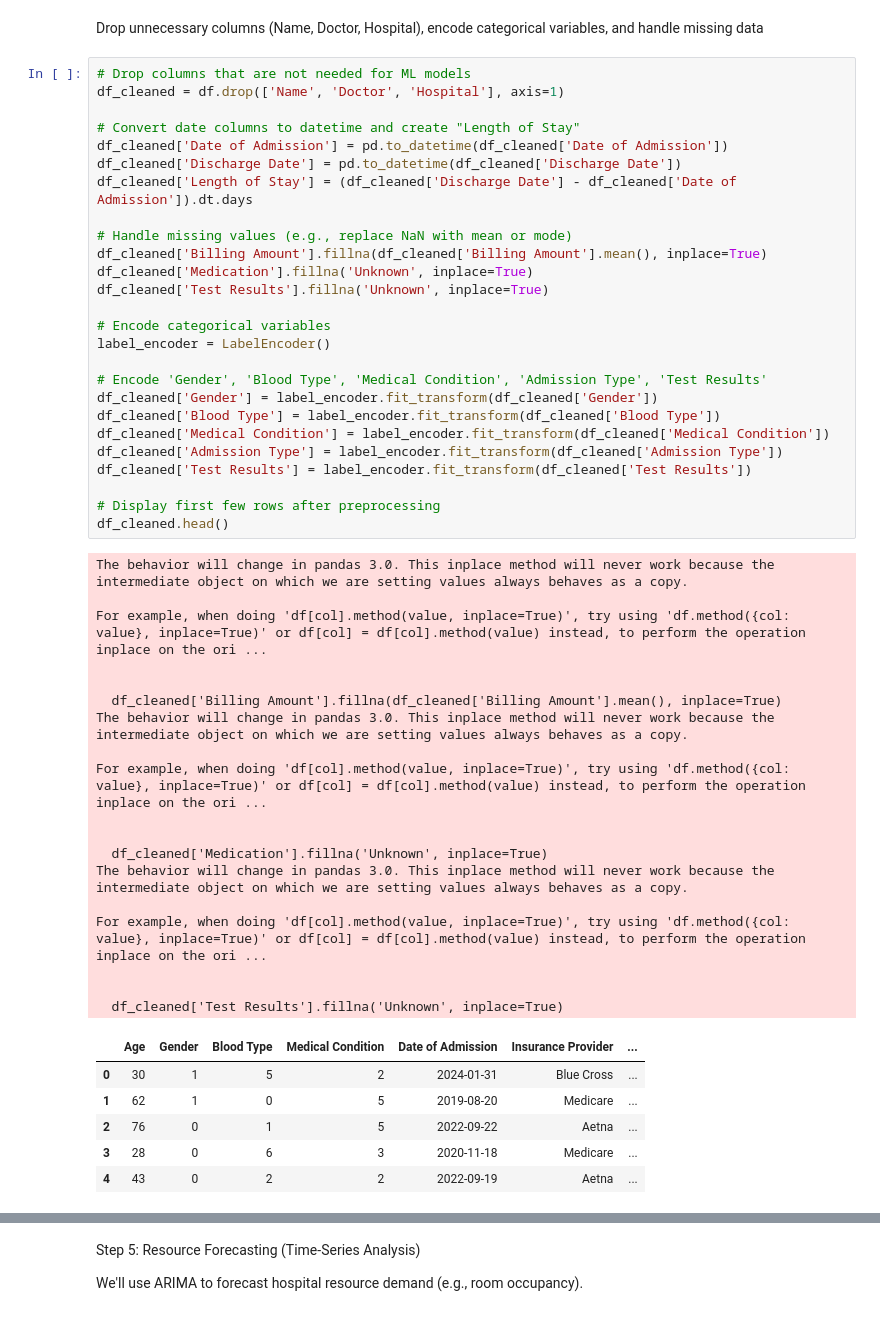
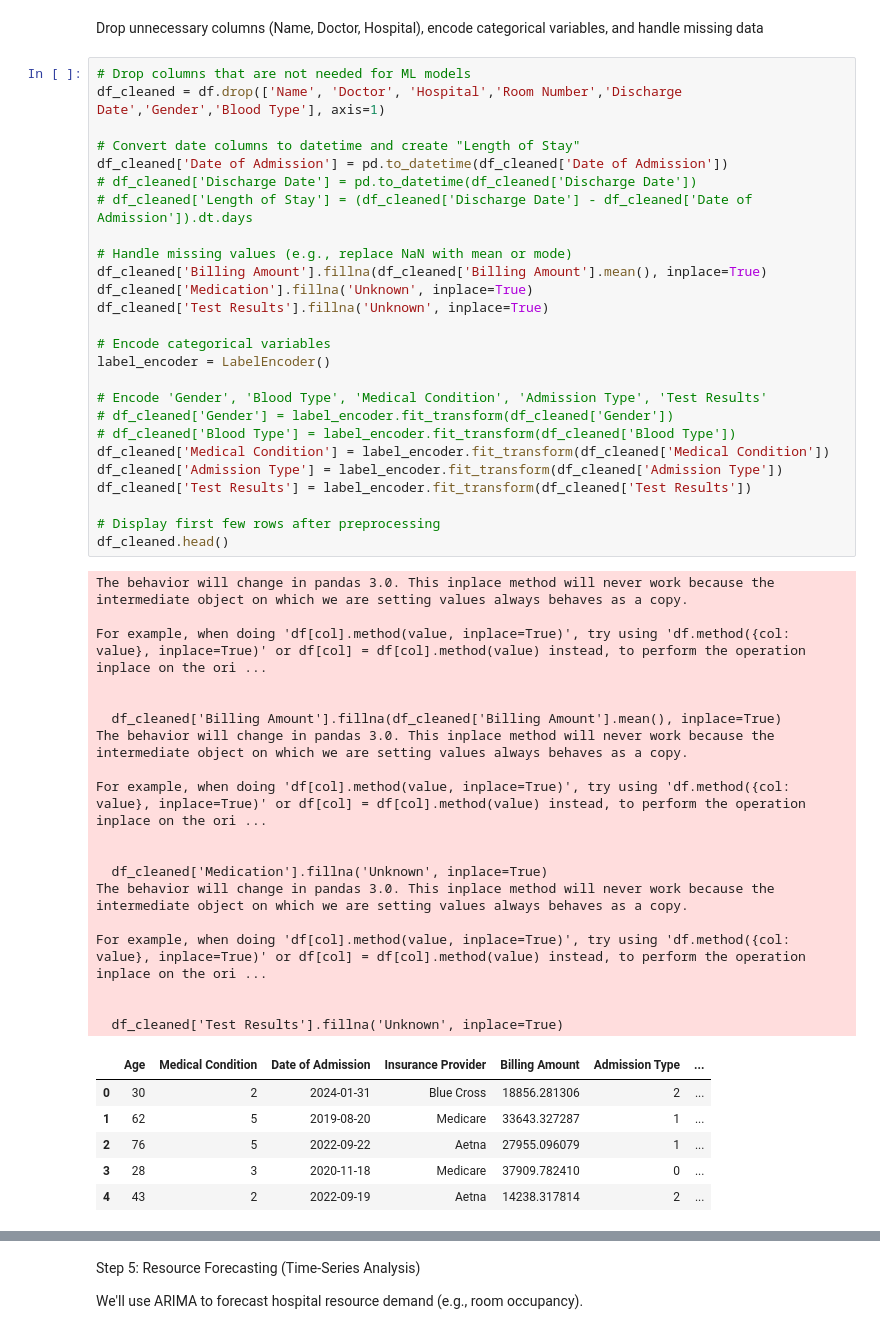
Before and after one commit to roshanshresthanp/early-disease-detection, a Jupyter notebook: healthcare-dataset.ipynb, the cells around one changed output, grey strips where cells are left out. Drawn from its saved outputs; the diff is of its cells as text.

```diff
--- a/healthcare-dataset.ipynb
+++ b/healthcare-dataset.ipynb
@@ -34,12 +34,12 @@ Dataset shape: (55500, 15)
 Drop unnecessary columns (Name, Doctor, Hospital), encode categorical variables, and handle missing data
 # %%
 # Drop columns that are not needed for ML models
-df_cleaned = df.drop(['Name', 'Doctor', 'Hospital'], axis=1)
+df_cleaned = df.drop(['Name', 'Doctor', 'Hospital','Room Number','Discharge Date','Gender','Blood Type'], axis=1)
 
 # Convert date columns to datetime and create "Length of Stay"
 df_cleaned['Date of Admission'] = pd.to_datetime(df_cleaned['Date of Admission'])
-df_cleaned['Discharge Date'] = pd.to_datetime(df_cleaned['Discharge Date'])
-df_cleaned['Length of Stay'] = (df_cleaned['Discharge Date'] - df_cleaned['Date of Admission']).dt.days
+# df_cleaned['Discharge Date'] = pd.to_datetime(df_cleaned['Discharge Date'])
+# df_cleaned['Length of Stay'] = (df_cleaned['Discharge Date'] - df_cleaned['Date of Admission']).dt.days
 
 # Handle missing values (e.g., replace NaN with mean or mode)
 df_cleaned['Billing Amount'].fillna(df_cleaned['Billing Amount'].mean(), inplace=True)
@@ -48,41 +48,41 @@ df_cleaned['Test Results'].fillna('Unknown', inplace=True)
 
 # Encode categorical variables
 label_encoder = LabelEncoder()
 
 # Encode 'Gender', 'Blood Type', 'Medical Condition', 'Admission Type', 'Test Results'
-df_cleaned['Gender'] = label_encoder.fit_transform(df_cleaned['Gender'])
-df_cleaned['Blood Type'] = label_encoder.fit_transform(df_cleaned['Blood Type'])
+# df_cleaned['Gender'] = label_encoder.fit_transform(df_cleaned['Gender'])
+# df_cleaned['Blood Type'] = label_encoder.fit_transform(df_cleaned['Blood Type'])
 df_cleaned['Medical Condition'] = label_encoder.fit_transform(df_cleaned['Medical Condition'])
 df_cleaned['Admission Type'] = label_encoder.fit_transform(df_cleaned['Admission Type'])
 df_cleaned['Test Results'] = label_encoder.fit_transform(df_cleaned['Test Results'])
 
 # Display first few rows after preprocessing
 df_cleaned.head()
 # %% [output]
 The behavior will change in pandas 3.0. This inplace method will never work because the intermediate object on which we are setting values always behaves as a copy.
 
 For example, when doing 'df[col].method(value, inplace=True)', try using 'df.method({col: value}, inplace=True)' or df[col] = df[col].method(value) instead, to perform the operation inplace on the ori ...
 
 
   df_cleaned['Billing Amount'].fillna(df_cleaned['Billing Amount'].mean(), inplace=True)
 The behavior will change in pandas 3.0. This inplace method will never work because the intermediate object on which we are setting values always behaves as a copy.
 
 For example, when doing 'df[col].method(value, inplace=True)', try using 'df.method({col: value}, inplace=True)' or df[col] = df[col].method(value) instead, to perform the operation inplace on the ori ...
 
 
   df_cleaned['Medication'].fillna('Unknown', inplace=True)
 The behavior will change in pandas 3.0. This inplace method will never work because the intermediate object on which we are setting values always behaves as a copy.
 
 For example, when doing 'df[col].method(value, inplace=True)', try using 'df.method({col: value}, inplace=True)' or df[col] = df[col].method(value) instead, to perform the operation inplace on the ori ...
 
 
   df_cleaned['Test Results'].fillna('Unknown', inplace=True)
-|  | Age | Gender | Blood Type | Medical Condition | Date of Admission | Insurance Provider | ... |
-| 0 | 30 | 1 | 5 | 2 | 2024-01-31 | Blue Cross | ... |
-| 1 | 62 | 1 | 0 | 5 | 2019-08-20 | Medicare | ... |
-| 2 | 76 | 0 | 1 | 5 | 2022-09-22 | Aetna | ... |
-| 3 | 28 | 0 | 6 | 3 | 2020-11-18 | Medicare | ... |
-| 4 | 43 | 0 | 2 | 2 | 2022-09-19 | Aetna | ... |
+|  | Age | Medical Condition | Date of Admission | Insurance Provider | Billing Amount | Admission Type | ... |
+| 0 | 30 | 2 | 2024-01-31 | Blue Cross | 18856.281306 | 2 | ... |
+| 1 | 62 | 5 | 2019-08-20 | Medicare | 33643.327287 | 1 | ... |
+| 2 | 76 | 5 | 2022-09-22 | Aetna | 27955.096079 | 1 | ... |
+| 3 | 28 | 3 | 2020-11-18 | Medicare | 37909.782410 | 0 | ... |
+| 4 | 43 | 2 | 2022-09-19 | Aetna | 14238.317814 | 2 | ... |
 # %%
 # Predict 'Medical Condition' using Random Forest Classifier
 
```
Also changed, not shown: parts of 7 cells of this notebook, 7 other files.
